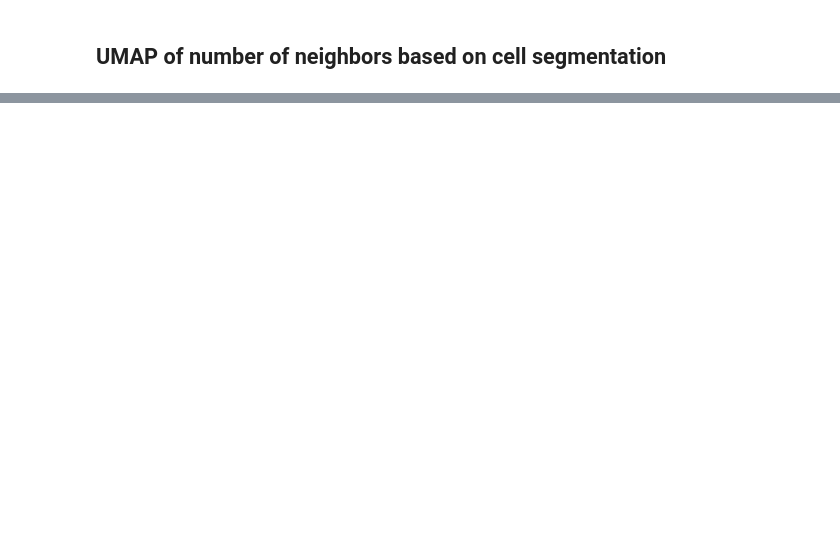
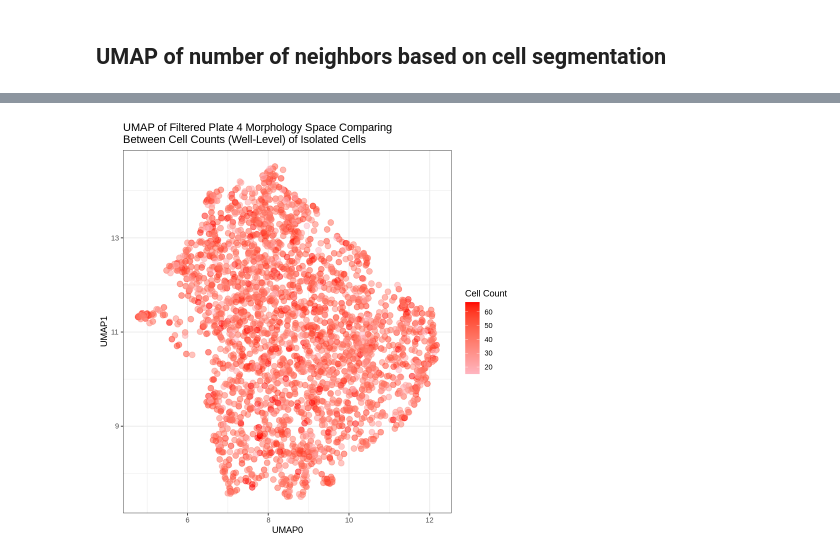
Before and after one commit to WayScience/cellpainting_predicts_cardiac_fibrosis, a Jupyter notebook: 4.analyze_data/notebooks/UMAP/1.visualize-UMAP-plate4.ipynb, the cells around one changed output, grey strips where cells are left out. Drawn from its saved outputs; the diff is of its cells as text; code cells hidden in the pictures; blank space fills up the shorter version.

```diff
--- a/4.analyze_data/notebooks/UMAP/1.visualize-UMAP-plate4.ipynb
+++ b/4.analyze_data/notebooks/UMAP/1.visualize-UMAP-plate4.ipynb
@@ -269,0 +272,25 @@ print(umap_cell_neighbors_figure)
+# %%
+# Set directory and file structure
+umap_dir <- file.path("results")
+umap_file <- "UMAP_localhost231120090001_fs_filtered.tsv.gz"
+umap_path <- file.path(umap_dir, umap_file)
+
+# Load in the umap data
+filtered_df <- readr::read_tsv(
+    umap_path,
+    col_types = readr::cols(
+        .default = "c",
+        "UMAP0" = "d",
+        "UMAP1" = "d"
+    )
+)
+cell_count_df <- filtered_df %>%
+    dplyr::group_by(Metadata_Well) %>%
+    dplyr::count() %>%
+    dplyr::rename(Metadata_Cell_Count = n)
+
+umap_filtered_df <- filtered_df %>%
+    dplyr::left_join(cell_count_df, by = "Metadata_Well") %>%
+    mutate_all(~ifelse(is.na(.), "None", .))
+
+head(umap_filtered_df)
@@ -269,0 +348,20 @@ print(umap_cell_neighbors_figure)
+# %%
+umap_filtered_cell_count_figure <-
+  ggplot(umap_filtered_df, aes(x = UMAP0, y = UMAP1)) +
+  geom_point(aes(color = Metadata_Cell_Count), alpha = 0.5, size = 3) +
+  theme_bw() +
+  scale_color_continuous(
+    name = "Cell Count",
+    low = "light pink",
+    high = "red"
+  ) +
+  labs(title = "UMAP of Filtered Plate 4 Morphology Space Comparing\nBetween Cell Counts (Well-Level) of Isolated Cells", x = "UMAP0", y = "UMAP1")
+
+# saving image
+output_file <- file.path(paste0(output_umap_file, "_filtered_well_cell_count.png"))
+ggsave(output_file, umap_filtered_cell_count_figure, dpi = 500, height = 8, width = 8)
+
+
+print(umap_filtered_cell_count_figure)
+# %% [output]
+[figure, added]
```
Also changed, not shown: parts of 10 cells of this notebook, 27 other files.
